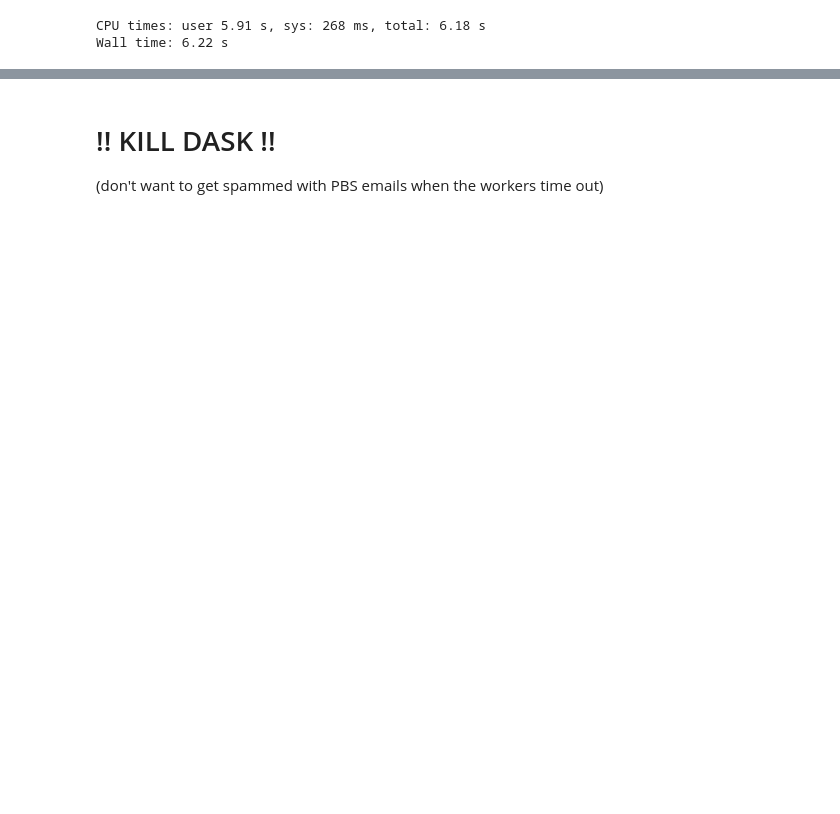
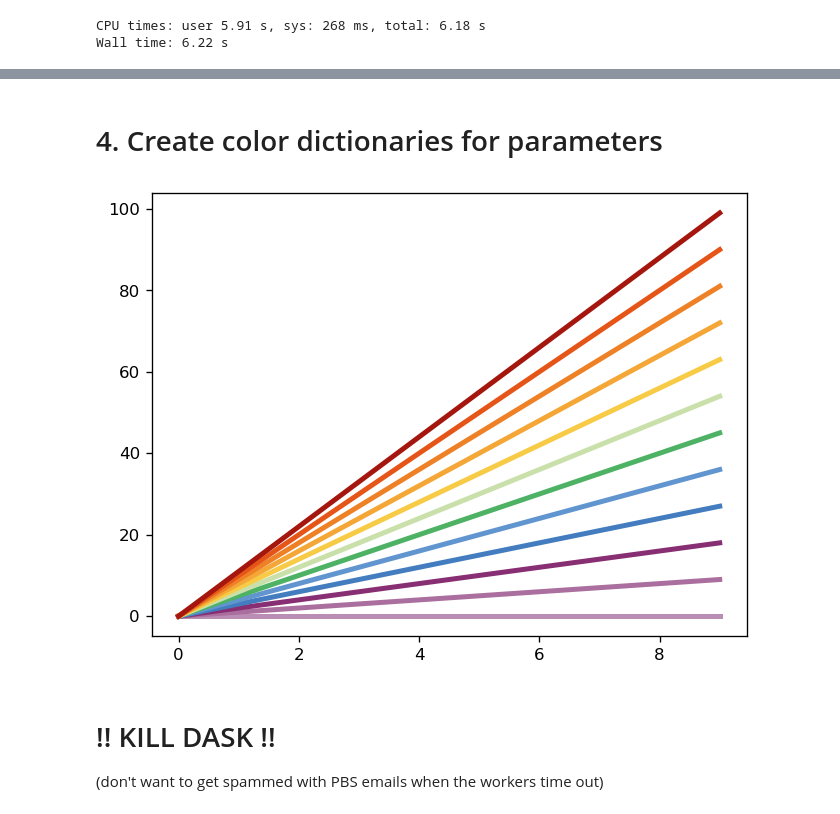
Before and after one commit to bbuchovecky/cpl_ppe_co2, a Jupyter notebook: hist/code/01_select-parameters/02_bgb_param-rank-diff-forc.ipynb, the cells around one changed output, grey strips where cells are left out. Drawn from its saved outputs; the diff is of its cells as text; code cells hidden in the pictures; blank space fills up the shorter version.

```diff
--- a/hist/code/01_select-parameters/02_bgb_param-rank-diff-forc.ipynb
+++ b/hist/code/01_select-parameters/02_bgb_param-rank-diff-forc.ipynb
@@ -1539,26 +1555,29 @@ inter_top['C867']
 # %% [markdown]
 We can do the same but use a set union as the operator so that the list is more inclusive. This means that parameters that appear in any of the top Y rank of mean and iav at the global and biome level will be included.
 # %%
-forc = ['C285', 'C867', 'AF1855', 'AF2095', 'AF2095-AF1855', 'C867-C285']
-param_lim = 5
+forc = ['C285', 'C867', 'AF1855', 'AF2095']#, 'AF2095-AF1855', 'C867-C285']
+param_lim = 10
+measure = None
+biome = 'GB'
+
 union_top = dict()
 
 print('UNION')
 for fc in forc:
-    top = OR_top(df, param_lim, forc=fc, measure=None)
-    top = sorted(top['param_name'].tolist())
+    top = OR_top(df, param_lim, forc=fc, measure=measure, biome=biome)
+    top = top.sort_values('param_name')
     print(f'\n--- {fc} ---')
     print(f'top {param_lim}: nparam = {len(top)}')
     for i in range(len(top)):
-        print(top[i])
+        print(top['param_name'].iloc[i]+',')
     union_top[fc] = top
 
-top = OR_top(df, param_lim, do_diff_forc=True, measure=None)
-top = sorted(top['param_name'].tolist())
+top = OR_top(df, param_lim, do_diff_forc=False, measure=measure, biome=biome)
+top = top.sort_values('param_name')
 print('\n--- all ---')
 print(f'top {param_lim}: nparam = {len(top)}')
 for i in range(len(top)):
-    print(top[i]+',')
+    print(top['param_name'].iloc[i]+',')
 union_top['all'] = top
 # %% [output]
 UNION
@@ -1794,3 +1858,28 @@ Wall time: 6.22 s
+# %% [markdown]
+# 4. Create color dictionaries for parameters
+# %%
+ps = union_top['all'].param_name.tolist()
+
+# cs = ppe.get_discrete_colors('nipy_spectral', 12, trim=0)
+
+## From Paul Tol, https://personal.sron.nl/~pault
+cs = ['#E8ECFB', '#D9CCE3', '#D1BBD7', '#CAACCB', '#BA8DB4',
+      '#AE76A3', '#AA6F9E', '#994F88', '#882E72', '#1965B0',
+      '#437DBF', '#5289C7', '#6195CF', '#7BAFDE', '#4EB265',
+      '#90C987', '#CAE0AB', '#F7F056', '#F7CB45', '#F6C141',
+      '#F4A736', '#F1932D', '#EE8026', '#E8601C', '#E65518',
+      '#DC050C', '#A5170E', '#72190E', '#42150A']
+cs = cs[4::2]
+
+pscs = dict(zip(ps, cs))
+
+for i in range(len(ps)):
+    plt.plot(np.arange(10), np.arange(10)*i, c=cs[i], lw=3)
+
+# with open(f'top{len(ps)}_param_colors.pkl', 'wb') as f:
+#     pickle.dump(pscs, f)
+# %% [output]
+[figure, added]
 # %% [markdown]
 # !! KILL DASK !!
 
```
Also changed, not shown: parts of 20 cells of this notebook, 27 other files.
